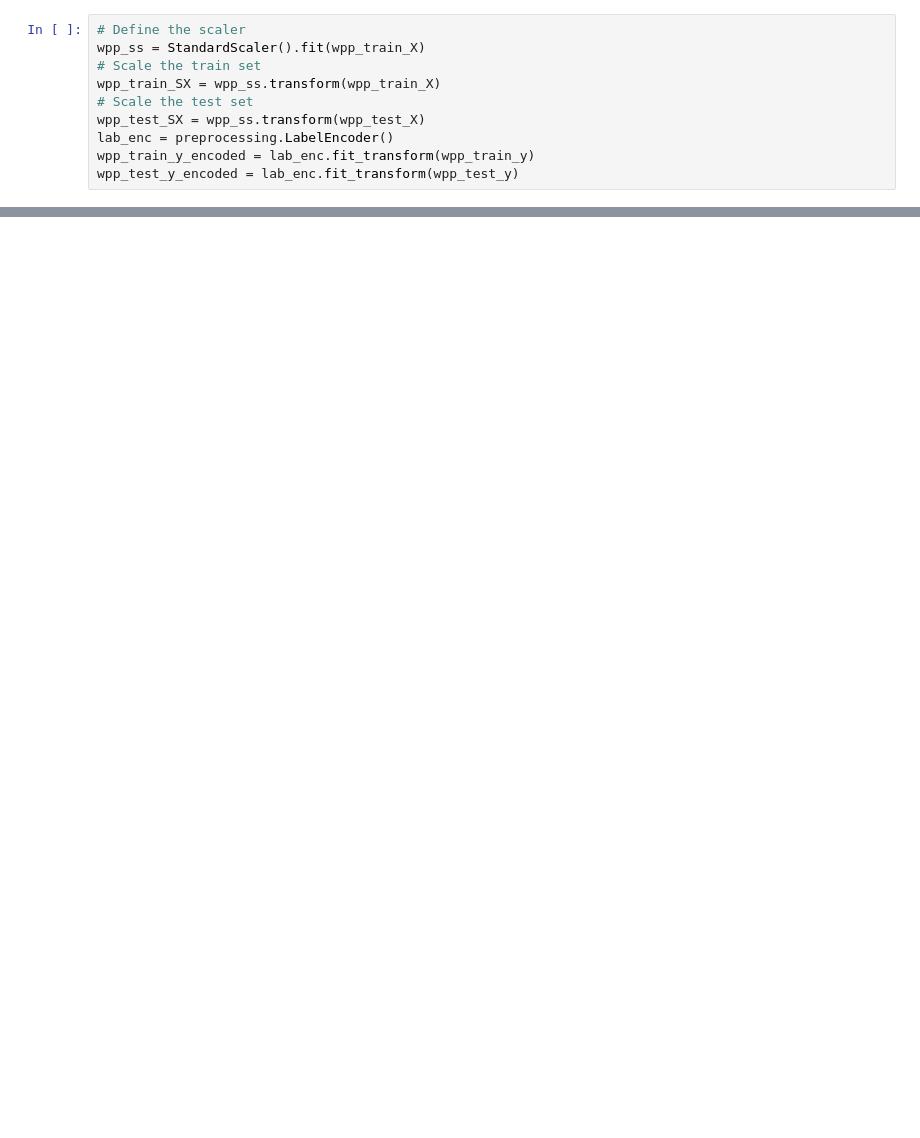
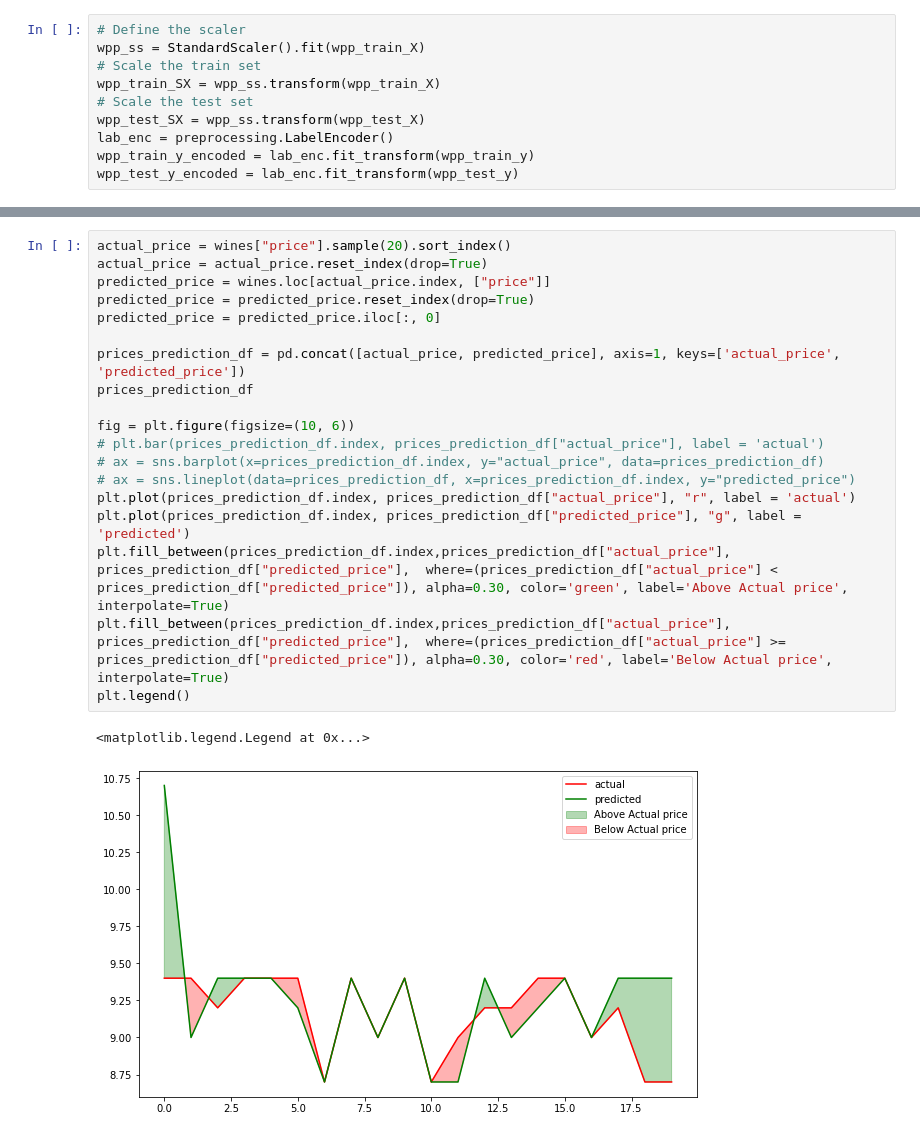
Before and after one commit to OttaviaFeletig/wine-price-prediction, a Jupyter notebook: wine-price-prediction.ipynb, the cells around one changed output, grey strips where cells are left out. Drawn from its saved outputs; the diff is of its cells as text; blank space fills up the shorter version.

Commit message:
price prediction error plot

```diff
--- a/wine-price-prediction.ipynb
+++ b/wine-price-prediction.ipynb
@@ -188,0 +190,22 @@ Accuracy: 97.95 %.
+# %%
+actual_price = wines["price"].sample(20).sort_index()
+actual_price = actual_price.reset_index(drop=True)
+predicted_price = wines.loc[actual_price.index, ["price"]]
+predicted_price = predicted_price.reset_index(drop=True)
+predicted_price = predicted_price.iloc[:, 0]
+
+prices_prediction_df = pd.concat([actual_price, predicted_price], axis=1, keys=['actual_price', 'predicted_price'])
+prices_prediction_df
+
+fig = plt.figure(figsize=(10, 6))
+# plt.bar(prices_prediction_df.index, prices_prediction_df["actual_price"], label = 'actual')
+# ax = sns.barplot(x=prices_prediction_df.index, y="actual_price", data=prices_prediction_df)
+# ax = sns.lineplot(data=prices_prediction_df, x=prices_prediction_df.index, y="predicted_price")
+plt.plot(prices_prediction_df.index, prices_prediction_df["actual_price"], "r", label = 'actual')
+plt.plot(prices_prediction_df.index, prices_prediction_df["predicted_price"], "g", label = 'predicted')
+plt.fill_between(prices_prediction_df.index,prices_prediction_df["actual_price"], prices_prediction_df["predicted_price"],  where=(prices_prediction_df["actual_price"] < prices_prediction_df["predicted_price"]), alpha=0.30, color='green', label='Above Actual price', interpolate=True)
+plt.fill_between(prices_prediction_df.index,prices_prediction_df["actual_price"], prices_prediction_df["predicted_price"],  where=(prices_prediction_df["actual_price"] >= prices_prediction_df["predicted_price"]), alpha=0.30, color='red', label='Below Actual price', interpolate=True)
+plt.legend()
+# %% [output]
+<matplotlib.legend.Legend at 0x...>
+[figure, added]
```
Also changed, not shown: parts of 7 cells of this notebook, 1 other file.
